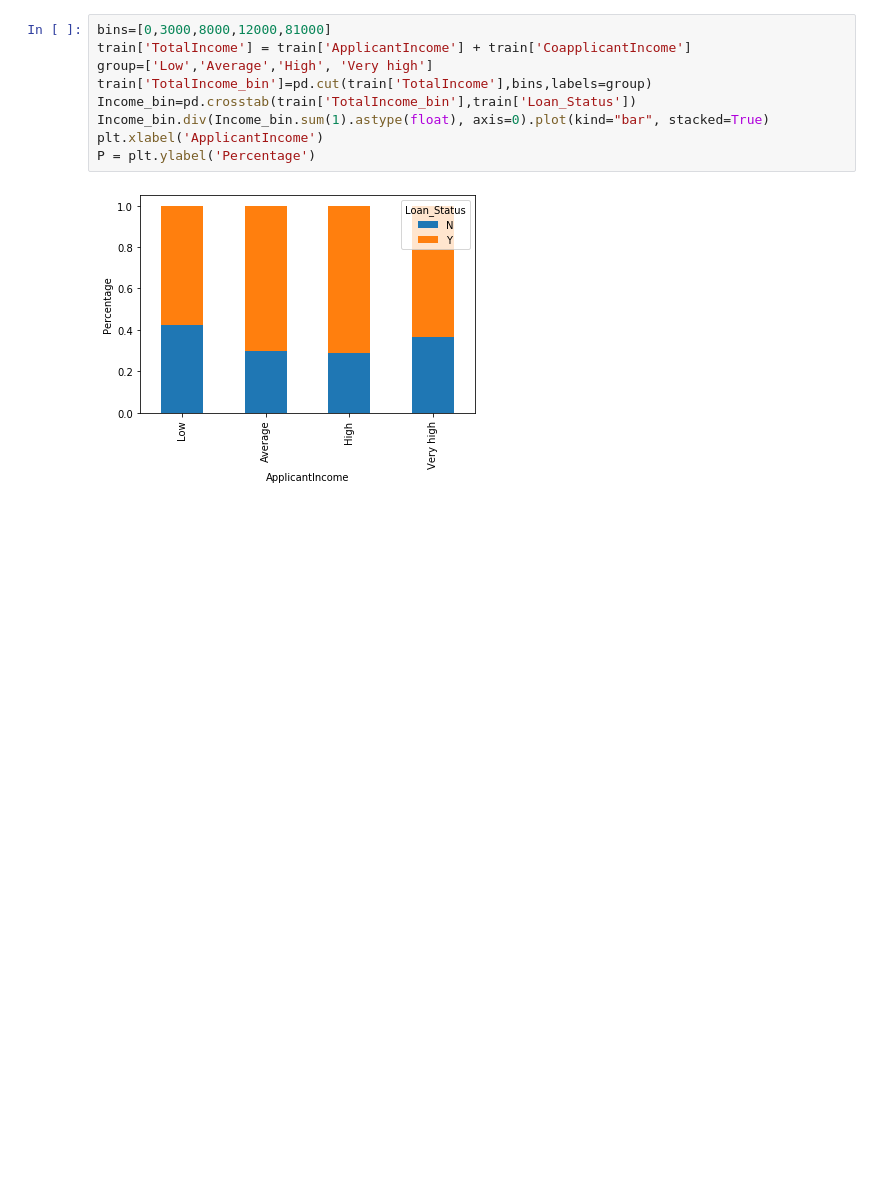
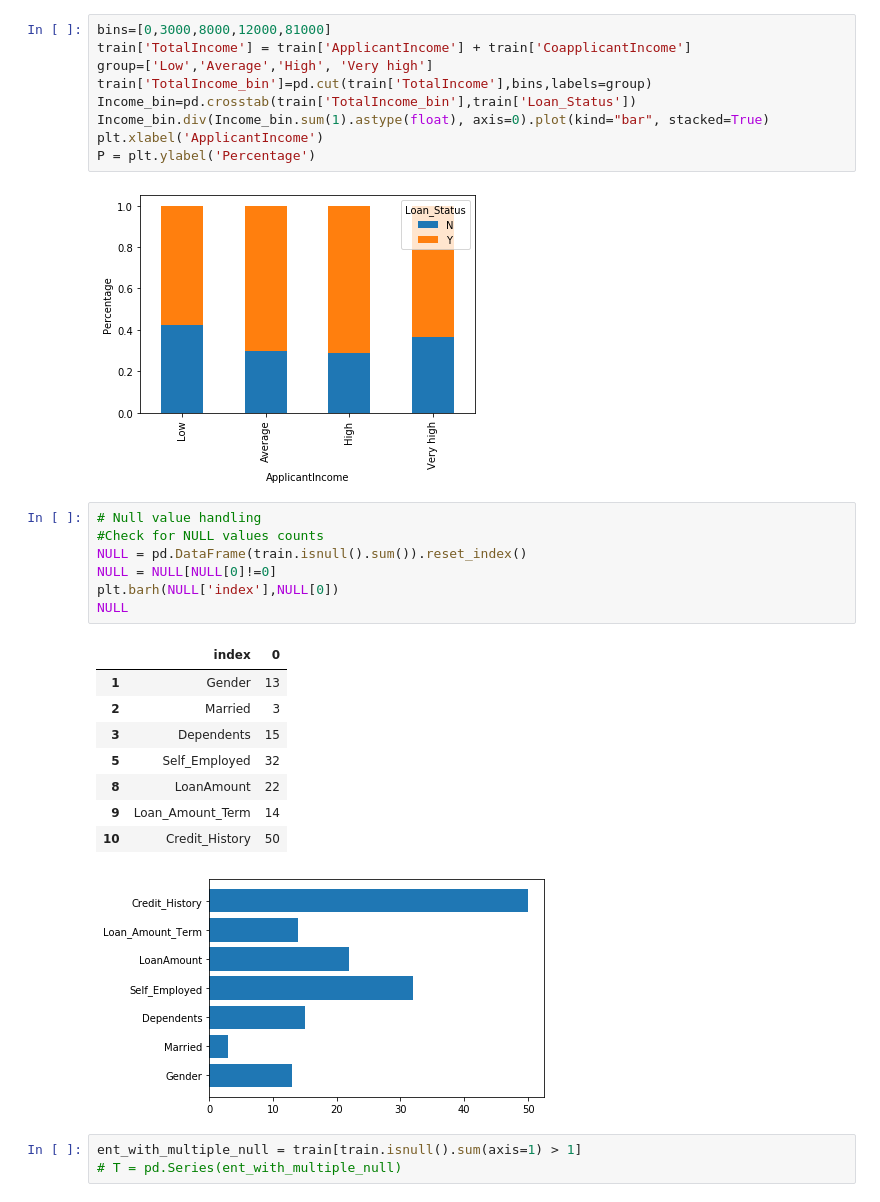
Before and after one commit to yashlab/Courses_Competitions, a Jupyter notebook: AV/Loan-Prediction.ipynb, the cells around one changed output. Cells and saved outputs as stored; diff of their text form; blank space fills up the shorter version.

```diff
--- a/AV/Loan-Prediction.ipynb
+++ b/AV/Loan-Prediction.ipynb
@@ -160,3 +144,23 @@ plt.xlabel('ApplicantIncome')
 P = plt.ylabel('Percentage')
 # %% [output]
 [figure]
+# %%
+# Null value handling
+#Check for NULL values counts
+NULL = pd.DataFrame(train.isnull().sum()).reset_index()
+NULL = NULL[NULL[0]!=0]
+plt.barh(NULL['index'],NULL[0])
+NULL
+# %% [output]
+|  | index | 0 |
+| 1 | Gender | 13 |
+| 2 | Married | 3 |
+| 3 | Dependents | 15 |
+| 5 | Self_Employed | 32 |
+| 8 | LoanAmount | 22 |
+| 9 | Loan_Amount_Term | 14 |
+| 10 | Credit_History | 50 |
+[figure, added]
+# %%
+ent_with_multiple_null = train[train.isnull().sum(axis=1) > 1]
+# T = pd.Series(ent_with_multiple_null)
```
Also changed, not shown: parts of 16 cells of this notebook.
